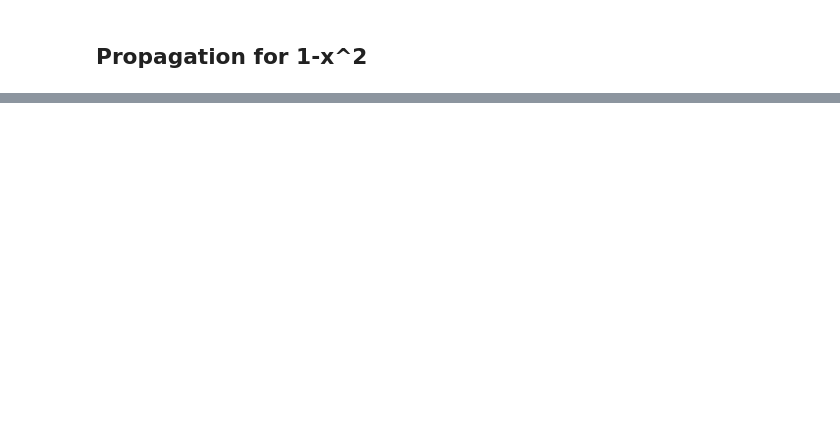
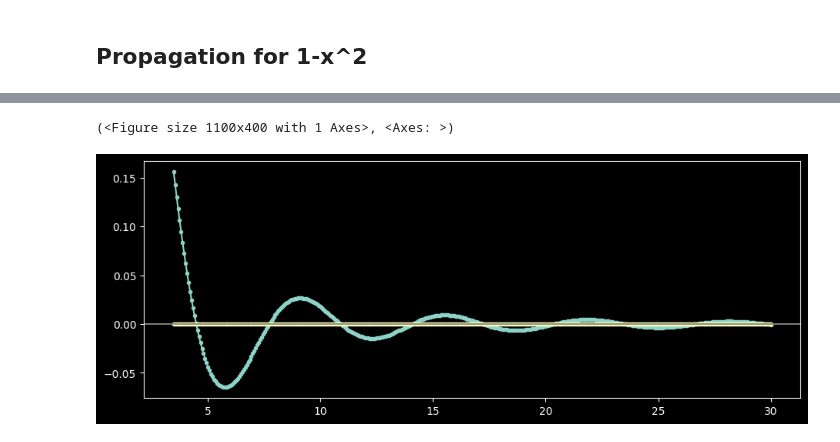
Before and after one commit to pumpkinpieter/slab, a Jupyter notebook: notebooks/Propagation/Single_Region/Single_Region_Propagation.ipynb, the cells around one changed output, grey strips where cells are left out. Cells and saved outputs as stored; diff of their text form; code cells hidden in the pictures; blank space fills up the shorter version.

```diff
--- a/notebooks/Propagation/Single_Region/Single_Region_Propagation.ipynb
+++ b/notebooks/Propagation/Single_Region/Single_Region_Propagation.ipynb
@@ -63 +84,7 @@ P_ev.plot_transform(ax=plt.gca())
+# %%
+P_ev_e.plot_transform()
+P_ev_o.plot_transform(ax=plt.gca())
+# %% [output]
+(<Figure size 1100x400 with 1 Axes>, <Axes: >)
+[figure, added]
 # %%
```
Also changed, not shown: parts of 12 cells of this notebook, 16 other files.
